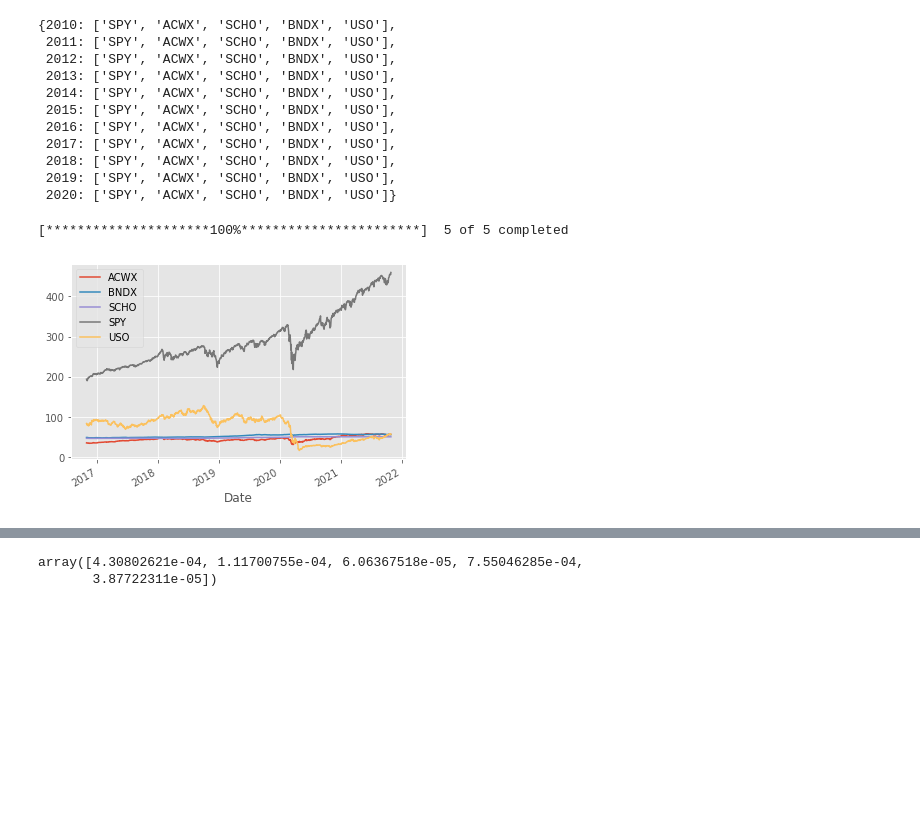
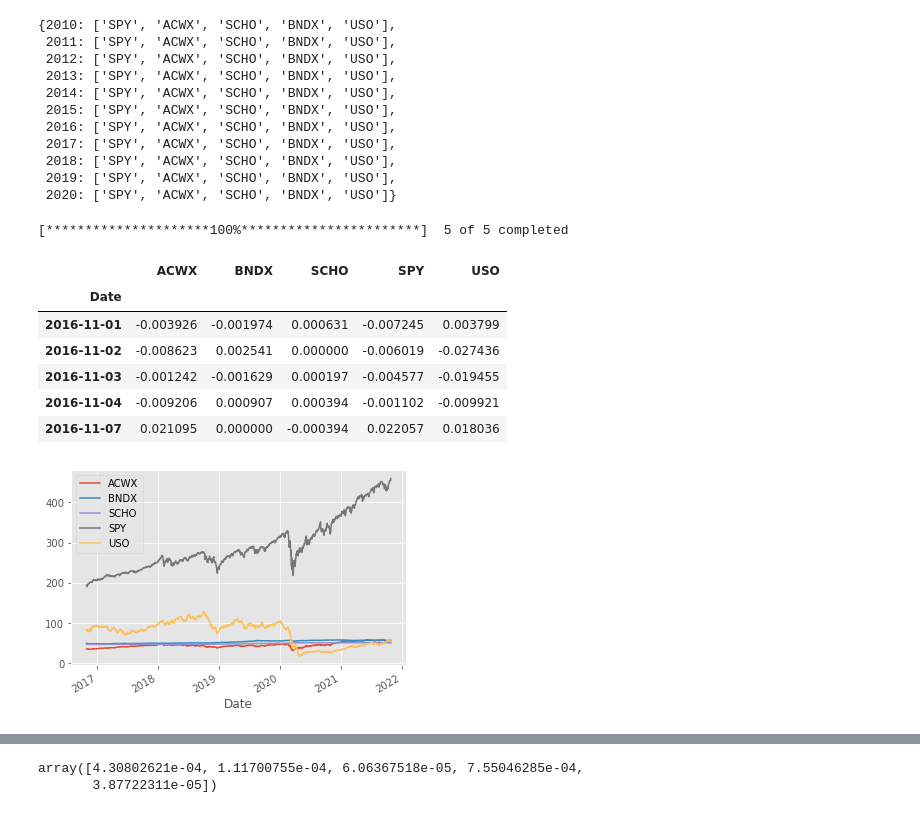
Before and after one commit to rohitashwachaks/finance, a Jupyter notebook: InvestmentStategies - Vito/CAPM/capm.ipynb, the cells around one changed output, grey strips where cells are left out. Cells and saved outputs as stored; diff of their text form; code cells hidden in the pictures; blank space fills up the shorter version.

```diff
--- a/InvestmentStategies - Vito/CAPM/capm.ipynb
+++ b/InvestmentStategies - Vito/CAPM/capm.ipynb
@@ -31,11 +31,19 @@ ticker_set
 # %%
 portfolio_tickers = ["SPY","ACWX","SCHO","BNDX","USO"]
 stocks = yf.Tickers(" ".join(portfolio_tickers))
 stock_data = stocks.download(period= "5y")["Close"]
 stock_data.plot()
 stock_data = stock_data.pct_change()[1:]
+stock_data.head()
 # %% [output]
 [*********************100%***********************]  5 of 5 completed
+|  | ACWX | BNDX | SCHO | SPY | USO |
+| Date |  |  |  |  |  |
+| 2016-11-01 | -0.003926 | -0.001974 | 0.000631 | -0.007245 | 0.003799 |
+| 2016-11-02 | -0.008623 | 0.002541 | 0.000000 | -0.006019 | -0.027436 |
+| 2016-11-03 | -0.001242 | -0.001629 | 0.000197 | -0.004577 | -0.019455 |
+| 2016-11-04 | -0.009206 | 0.000907 | 0.000394 | -0.001102 | -0.009921 |
+| 2016-11-07 | 0.021095 | 0.000000 | -0.000394 | 0.022057 | 0.018036 |
 [figure]
 # %%
 covarience = np.cov(stock_data.cov())
```
Also changed, not shown: parts of 1 cell of this notebook, 2 other files.
